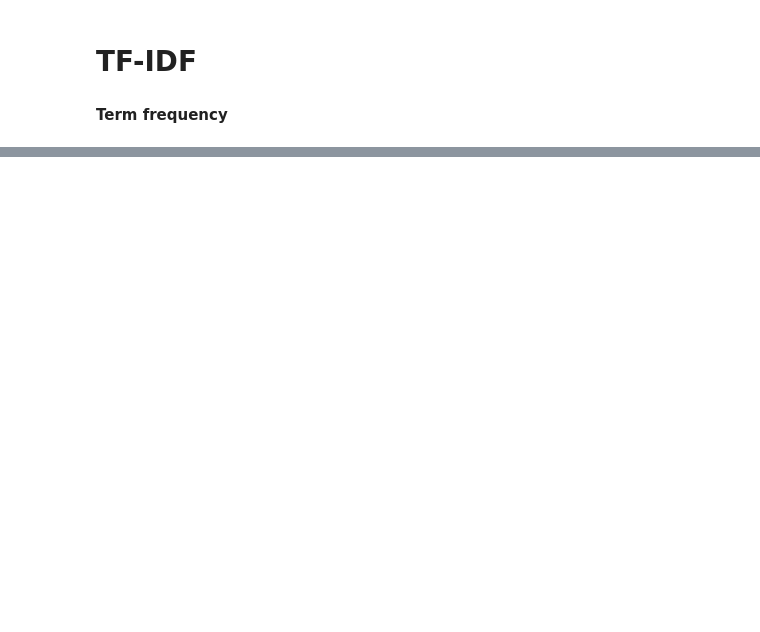
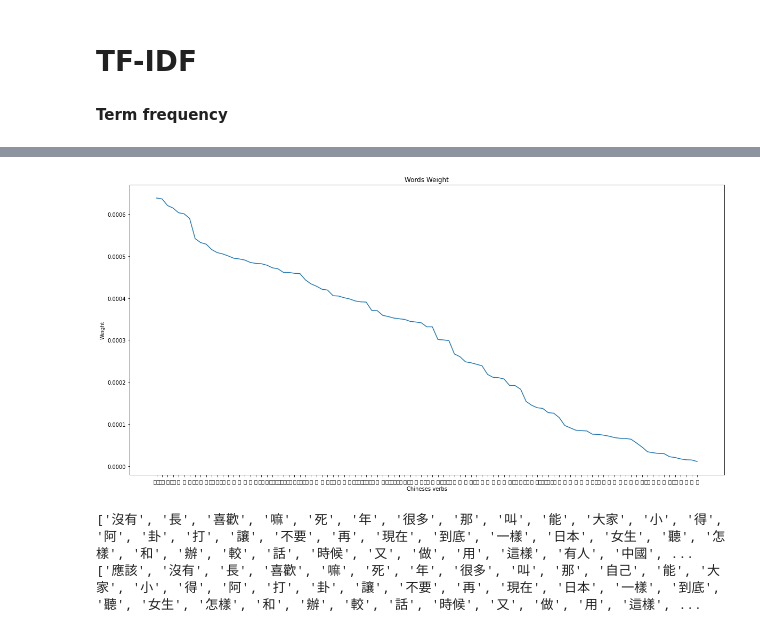
Before and after one commit to RyanTokManMokMTM/NLP_Tranning, a Jupyter notebook: NLP_Trainning.ipynb, the cells around one changed output, grey strips where cells are left out. Drawn from its saved outputs; the diff is of its cells as text; code cells hidden in the pictures; blank space fills up the shorter version.

```diff
--- a/NLP_Trainning.ipynb
+++ b/NLP_Trainning.ipynb
@@ -192,0 +164,21 @@ print(sortedtemp[1])
+# %%
+#weight
+weight_x =[]
+weight_y = []
+
+for data in top_100_idf:
+  weight_x.append(data[0])
+  weight_y.append(data[1])
+
+plt.plot(weight_x,weight_y)
+plt.title("Words Weight")
+plt.xlabel("Chineses verbs")
+plt.ylabel("Weight")
+plt.rcParams["figure.figsize"] = (20,10)
+plt.show()
+print(frq_x)
+print(weight_x)
+# %% [output]
+[figure, added]
+['沒有', '長', '喜歡', '嘛', '死', '年', '很多', '那', '叫', '能', '大家', '小', '得', '阿', '卦', '打', '讓', '不要', '再', '現在', '到底', '一樣', '日本', '女生', '聽', '怎樣', '和', '辦', '較', '話', '時候', '又', '做', '用', '這樣', '有人', '中國', ...
+['應該', '沒有', '長', '喜歡', '嘛', '死', '年', '很多', '叫', '那', '自己', '能', '大家', '小', '得', '阿', '打', '卦', '讓', '不要', '再', '現在', '日本', '一樣', '到底', '聽', '女生', '怎樣', '和', '辦', '較', '話', '時候', '又', '做', '用', '這樣', ...
```
Also changed, not shown: parts of 16 cells of this notebook.
